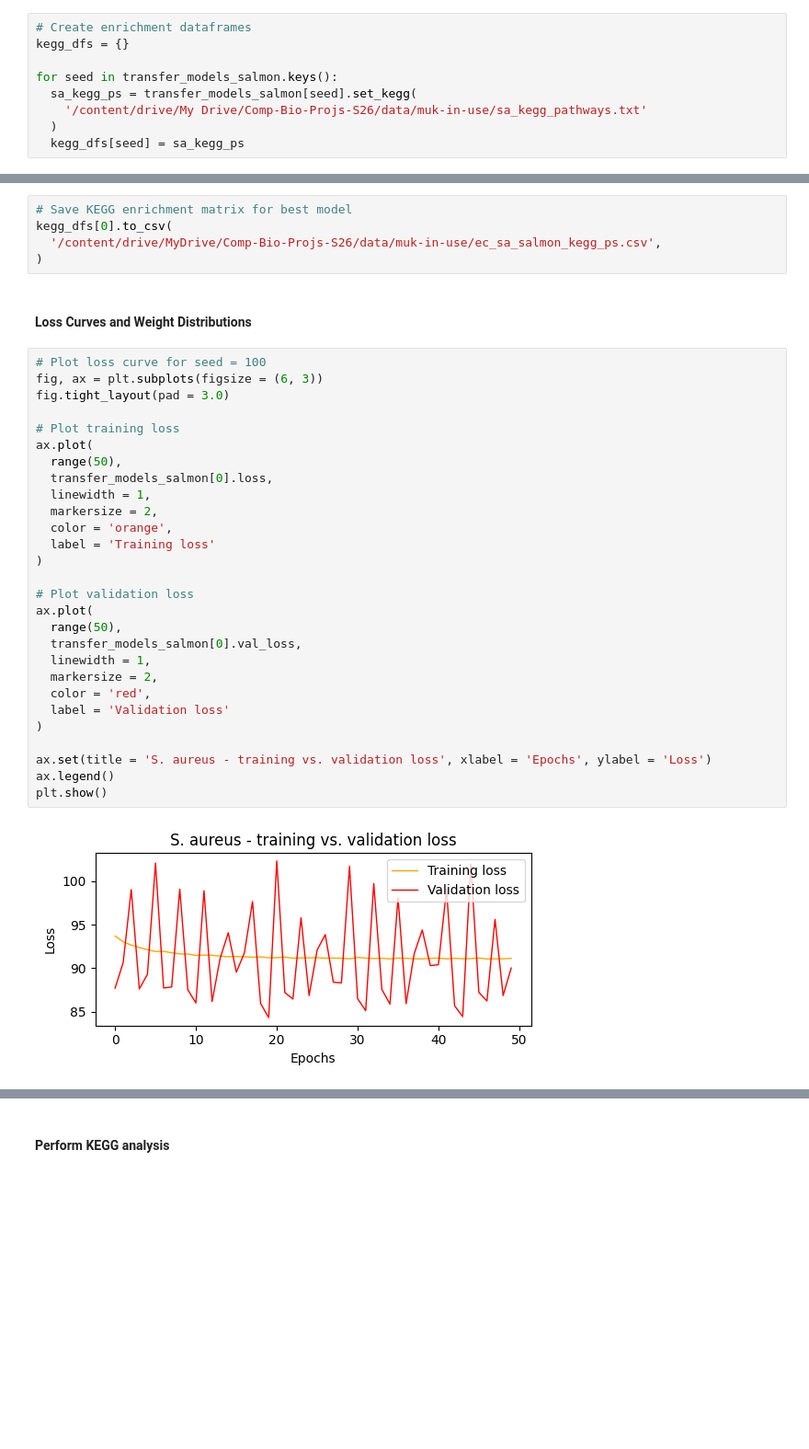
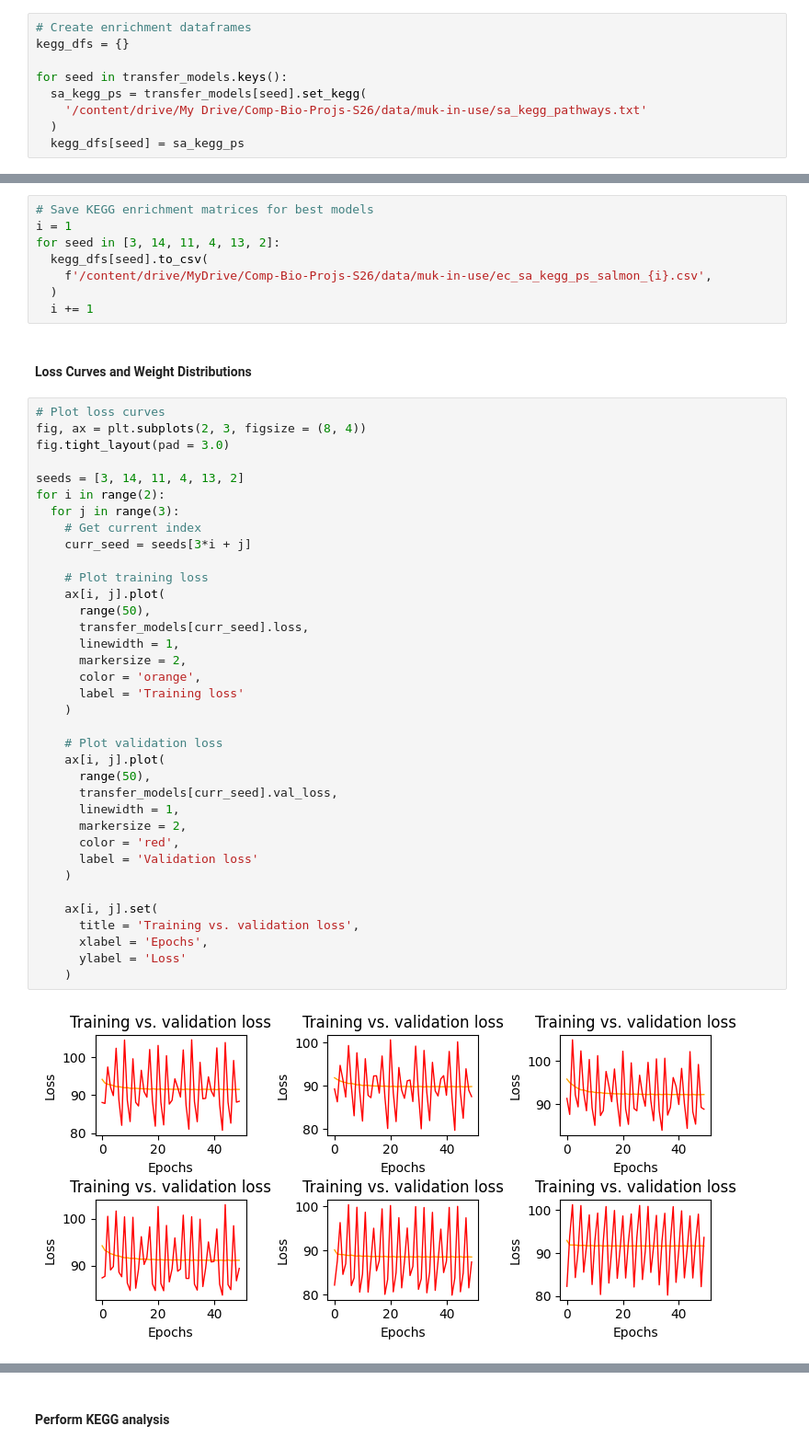
Before and after one commit to Mukundan-T/seqADAGE, a Jupyter notebook: Py/muk_transfer_learning/Mukundan_sA_ecmg_tl.ipynb, the cells around one changed output, grey strips where cells are left out. Shown at 92% size. Cells and saved outputs as stored; diff of their text form; blank space fills up the shorter version.

```diff
--- a/Py/muk_transfer_learning/Mukundan_sA_ecmg_tl.ipynb
+++ b/Py/muk_transfer_learning/Mukundan_sA_ecmg_tl.ipynb
@@ -810,8 +810,8 @@ fine-tuned
 # Create enrichment dataframes
 kegg_dfs = {}
 
-for seed in transfer_models_salmon.keys():
-  sa_kegg_ps = transfer_models_salmon[seed].set_kegg(
+for seed in transfer_models.keys():
+  sa_kegg_ps = transfer_models[seed].set_kegg(
     '/content/drive/My Drive/Comp-Bio-Projs-S26/data/muk-in-use/sa_kegg_pathways.txt'
   )
   kegg_dfs[seed] = sa_kegg_ps
@@ -857,38 +863,49 @@ sa_objs_salmon[0].autoencoder.save(
 # %%
-# Save KEGG enrichment matrix for best model
-kegg_dfs[0].to_csv(
-  '/content/drive/MyDrive/Comp-Bio-Projs-S26/data/muk-in-use/ec_sa_salmon_kegg_ps.csv',
-)
+# Save KEGG enrichment matrices for best models
+i = 1
+for seed in [3, 14, 11, 4, 13, 2]:
+  kegg_dfs[seed].to_csv(
+    f'/content/drive/MyDrive/Comp-Bio-Projs-S26/data/muk-in-use/ec_sa_kegg_ps_salmon_{i}.csv',
+  )
+  i += 1
 # %% [markdown]
 #### Loss Curves and Weight Distributions
 # %%
-# Plot loss curve for seed = 100
-fig, ax = plt.subplots(figsize = (6, 3))
+# Plot loss curves
+fig, ax = plt.subplots(2, 3, figsize = (8, 4))
 fig.tight_layout(pad = 3.0)
 
-# Plot training loss
-ax.plot(
-  range(50),
-  transfer_models_salmon[0].loss,
-  linewidth = 1,
-  markersize = 2,
-  color = 'orange',
-  label = 'Training loss'
-)
+seeds = [3, 14, 11, 4, 13, 2]
+for i in range(2):
+  for j in range(3):
+    # Get current index
+    curr_seed = seeds[3*i + j]
 
-# Plot validation loss
-ax.plot(
-  range(50),
-  transfer_models_salmon[0].val_loss,
-  linewidth = 1,
-  markersize = 2,
-  color = 'red',
-  label = 'Validation loss'
-)
+    # Plot training loss
+    ax[i, j].plot(
+      range(50),
+      transfer_models[curr_seed].loss,
+      linewidth = 1,
+      markersize = 2,
+      color = 'orange',
+      label = 'Training loss'
+    )
 
-ax.set(title = 'S. aureus - training vs. validation loss', xlabel = 'Epochs', ylabel = 'Loss')
-ax.legend()
-plt.show()
+    # Plot validation loss
+    ax[i, j].plot(
+      range(50),
+      transfer_models[curr_seed].val_loss,
+      linewidth = 1,
+      markersize = 2,
+      color = 'red',
+      label = 'Validation loss'
+    )
+
+    ax[i, j].set(
+      title = 'Training vs. validation loss',
+      xlabel = 'Epochs',
+      ylabel = 'Loss'
+    )
 # %% [output]
-[figure, old version]
+[figure, new version]
 # %%
```
Also changed, not shown: parts of 23 cells of this notebook.
